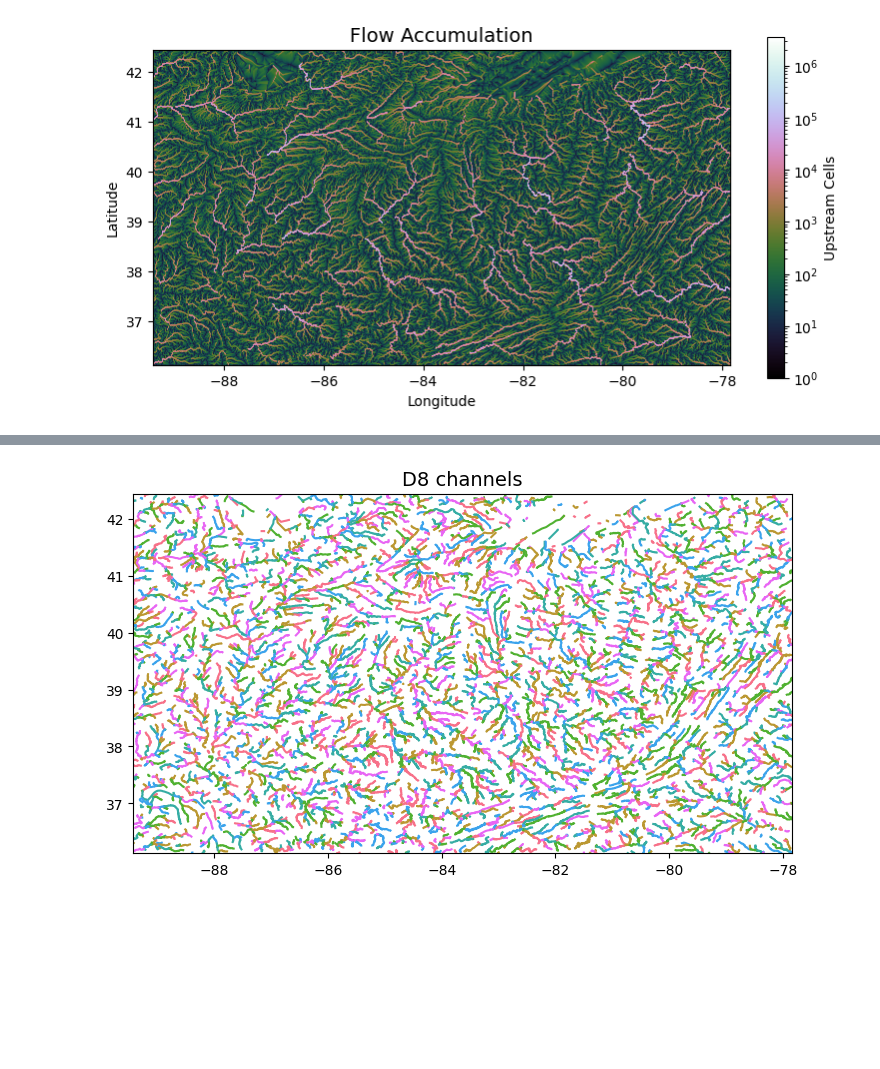
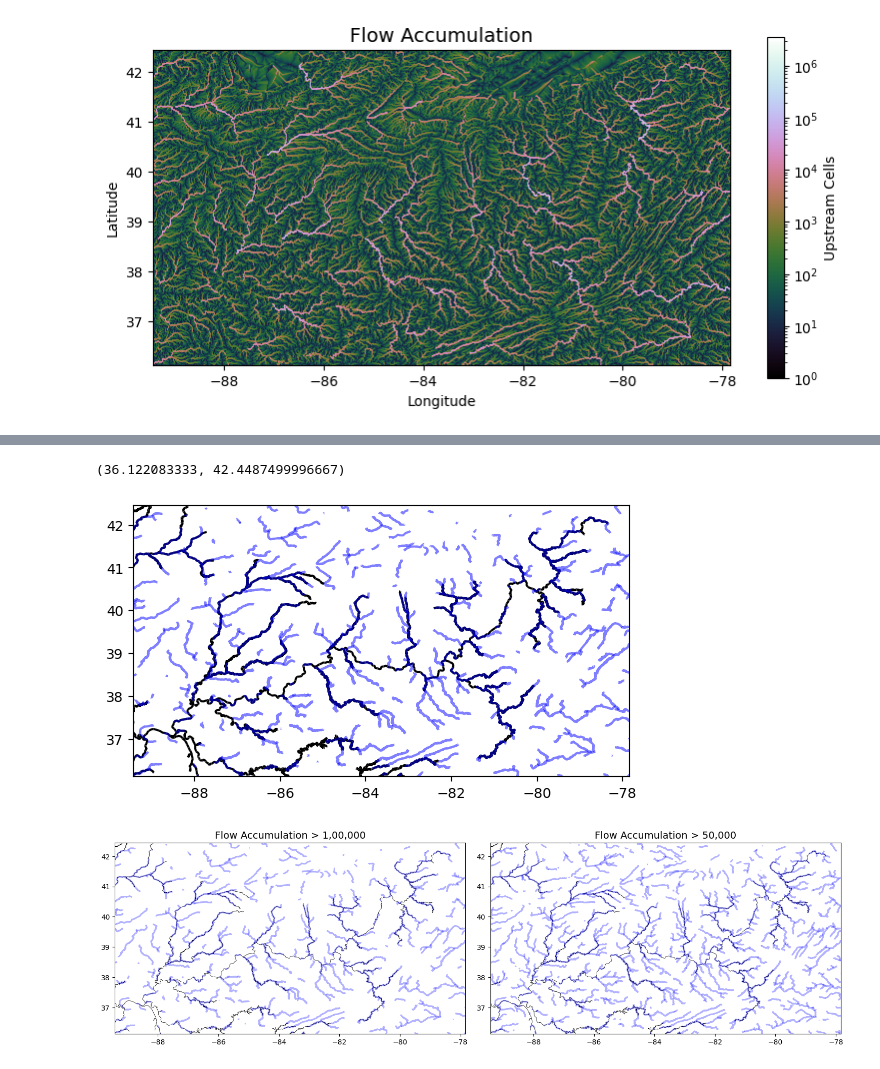
Before and after one commit to Rajani462/SWOT_discharge, a Jupyter notebook: scripts/river_network_del.ipynb, the cells around one changed output, grey strips where cells are left out. Cells and saved outputs as stored; diff of their text form; code cells hidden in the pictures; blank space fills up the shorter version.

Commit message:
overlayed swat reaches

```diff
--- a/scripts/river_network_del.ipynb
+++ b/scripts/river_network_del.ipynb
@@ -115,4 +116,5 @@ plt.tight_layout()
 # %%
 # Extract river network
 # ---------------------
-branches = grid.extract_river_network(fdir, acc > 10000, dirmap=dirmap)
+branches = grid.extract_river_network(fdir, acc > 100000)
+branches_50k = grid.extract_river_network(fdir, acc > 50000)
@@ -119,15 +136,47 @@ branches = grid.extract_river_network(fdir, acc > 10000, dirmap=dirmap)
+# %%
+# Convert FeatureCollection to GeoDataFrame
+geometries = [feature['geometry'] for feature in branches['features']]
+properties = [feature['properties'] for feature in branches['features']]
+gdf_branches = gpd.GeoDataFrame(properties, geometry=geometries)
+
+geometries = [feature['geometry'] for feature in branches_50k['features']]
+properties = [feature['properties'] for feature in branches_50k['features']]
+gdf_branches_50k = gpd.GeoDataFrame(properties, geometry=geometries)
+# %%
+# Load the shapefile using GeoPandas
+shapefile_path = '/mnt/sda/projects/SWOT_discharge/data/na_sword_reaches_hb74_v15.shp'
+shapefile = gpd.read_file(shapefile_path)
+# %%
+fig, ax = plt.subplots(1)
+shapefile.plot(ax = ax, edgecolor='black', figsize=(10, 8))
+#gdf_branches.plot(ax = ax)
+gdf_branches.plot(ax=ax, color='blue', alpha=0.5)
+# Set limits for the plot based on your grid
+plt.xlim(grid.bbox[0], grid.bbox[2])
+plt.ylim(grid.bbox[1], grid.bbox[3])
+# %% [output]
+(36.122083333, 42.4487499996667)
+[figure, added]
 # %%
-sns.set_palette('husl')
-fig, ax = plt.subplots(figsize=(8.5,6.5))
+# Create a figure with 1 row and 2 columns of subplots (side by side)
+fig, ax = plt.subplots(1, 2, figsize=(15, 10))  # 1 row, 2 columns
 
-plt.xlim(grid.bbox[0], grid.bbox[2])
-plt.ylim(grid.bbox[1], grid.bbox[3])
-ax.set_aspect('equal')
+# Plot the first figure (Flow Accumulation > 1,00,000) on the first subplot
+shapefile.plot(ax=ax[0], edgecolor='black', alpha=1, linewidth=0.5)
+gdf_branches.plot(ax=ax[0], color='blue', alpha=0.3, linewidth=2.1)
+ax[0].set_xlim(grid.bbox[0], grid.bbox[2])
+ax[0].set_ylim(grid.bbox[1], grid.bbox[3])
+ax[0].set_title('Flow Accumulation > 1,00,000', size=14)
 
-for branch in branches['features']:
-    line = np.asarray(branch['geometry']['coordinates'])
-    plt.plot(line[:, 0], line[:, 1])
+# Plot the second figure (Flow Accumulation > 50,000) on the second subplot
+shapefile.plot(ax=ax[1], edgecolor='black', alpha=1, linewidth=0.5)
+gdf_branches_50k.plot(ax=ax[1], color='blue', alpha=0.3, linewidth=2.1)
+ax[1].set_xlim(grid.bbox[0], grid.bbox[2])
+ax[1].set_ylim(grid.bbox[1], grid.bbox[3])
+ax[1].set_title('Flow Accumulation > 50,000', size=14)
 
-_ = plt.title('D8 channels', size=14)
+# Display the figure with both plots side by side
+plt.tight_layout()  # Adjust layout to prevent overlap
+plt.show()
 # %% [output]
-[figure, old version]
+[figure, new version]
```
Also changed, not shown: parts of 5 cells of this notebook.
